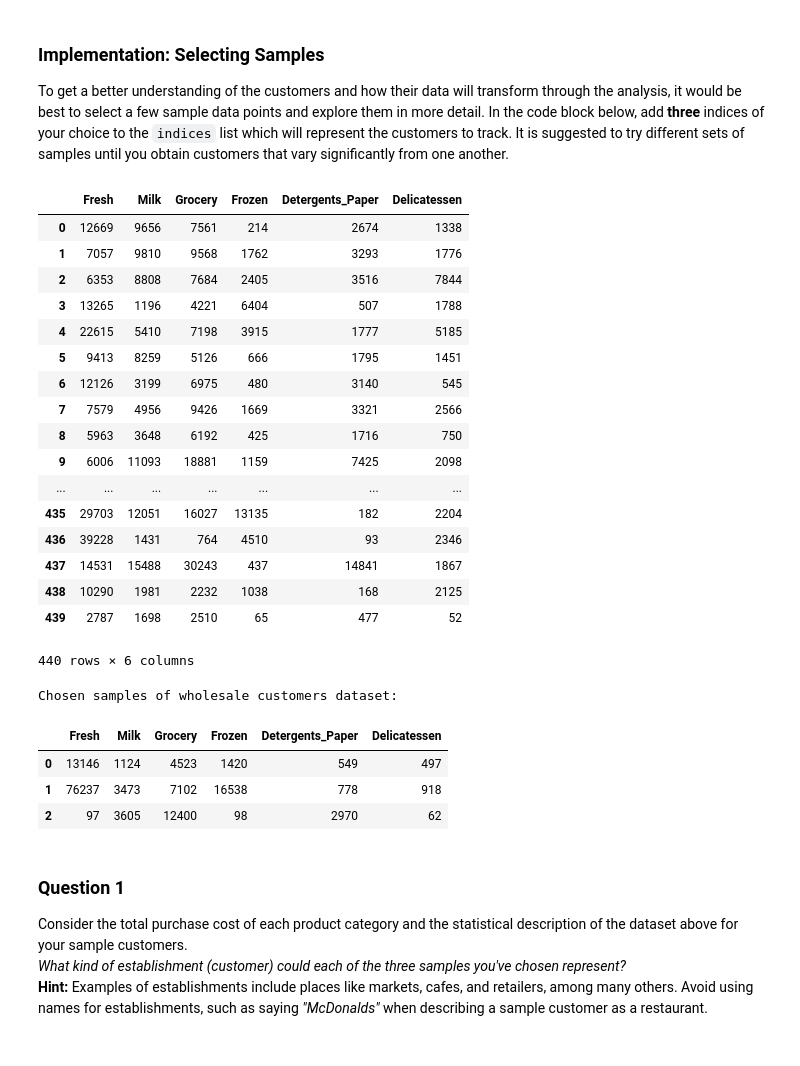
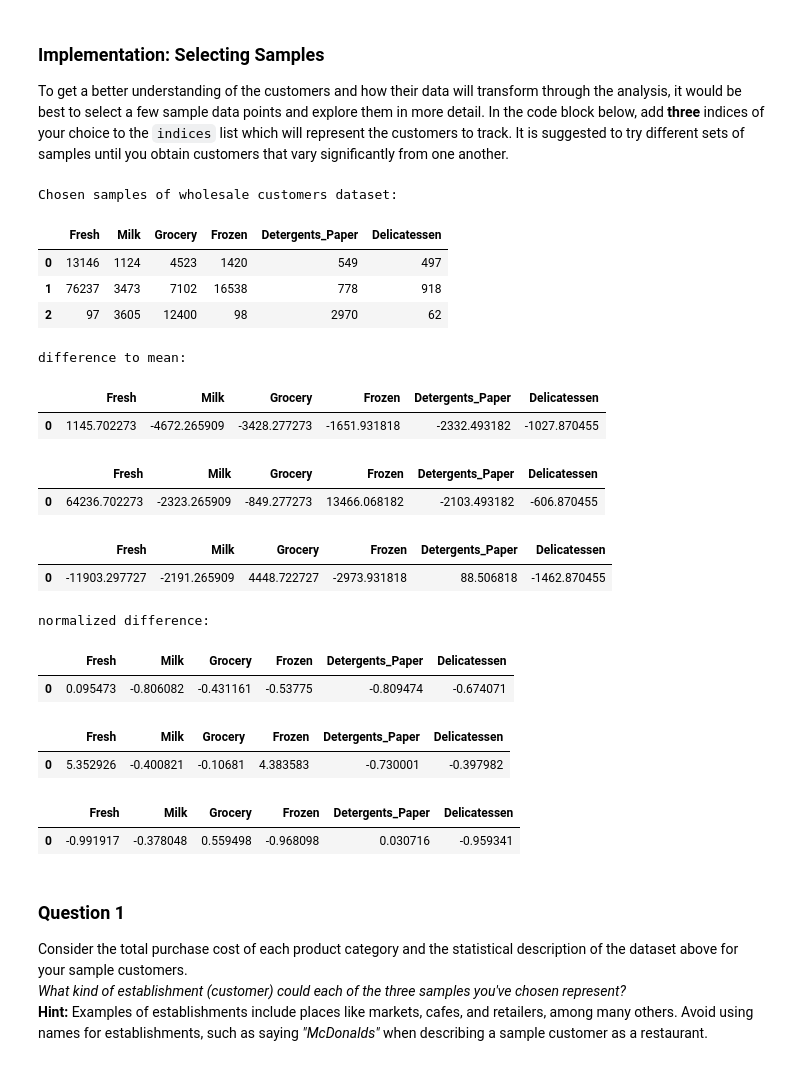
Before and after one commit to Sourge/udacity, a Jupyter notebook: customer_segments/customer_segments.ipynb, the cells around one changed output. Cells and saved outputs as stored; diff of their text form; code cells hidden in the pictures.

Commit message:
new reviewed version of customer segments

```diff
--- a/customer_segments/customer_segments.ipynb
+++ b/customer_segments/customer_segments.ipynb
@@ -61,39 +61,47 @@ To get a better understanding of the customers and how their data will transform
 # %%
 # Select three indices of your choice you wish to sample from the dataset
 indices = [11, 125, 412]
 
 #Inspect all data
 all_data = pd.DataFrame(data, columns = data.keys()).reset_index(drop = True)
-display(all_data)
+# display(all_data)
 
 # Create a DataFrame of the chosen samples
 samples = pd.DataFrame(data.loc[indices], columns = data.keys()).reset_index(drop = True)
 print "Chosen samples of wholesale customers dataset:"
 display(samples)
+
+print "difference to mean:"
+for index in indices:
+    sample = pd.DataFrame(data.loc[[index]], columns = data.keys()).reset_index(drop = True)
+    sub = sample.subtract(all_data.mean())
+    display(sub)
+
+print "normalized difference:"
+for index in indices:
+    sample = pd.DataFrame(data.loc[[index]], columns = data.keys()).reset_index(drop = True)
+    sub = sample.subtract(all_data.mean()).divide(all_data.mean())
+    display(sub)
 # %% [output]
+Chosen samples of wholesale customers dataset:
 |  | Fresh | Milk | Grocery | Frozen | Detergents_Paper | Delicatessen |
-| 0 | 12669 | 9656 | 7561 | 214 | 2674 | 1338 |
-| 1 | 7057 | 9810 | 9568 | 1762 | 3293 | 1776 |
-| 2 | 6353 | 8808 | 7684 | 2405 | 3516 | 7844 |
-| 3 | 13265 | 1196 | 4221 | 6404 | 507 | 1788 |
-| 4 | 22615 | 5410 | 7198 | 3915 | 1777 | 5185 |
-| 5 | 9413 | 8259 | 5126 | 666 | 1795 | 1451 |
-| 6 | 12126 | 3199 | 6975 | 480 | 3140 | 545 |
-| 7 | 7579 | 4956 | 9426 | 1669 | 3321 | 2566 |
-| 8 | 5963 | 3648 | 6192 | 425 | 1716 | 750 |
-| 9 | 6006 | 11093 | 18881 | 1159 | 7425 | 2098 |
-| ... | ... | ... | ... | ... | ... | ... |
-| 435 | 29703 | 12051 | 16027 | 13135 | 182 | 2204 |
-| 436 | 39228 | 1431 | 764 | 4510 | 93 | 2346 |
-| 437 | 14531 | 15488 | 30243 | 437 | 14841 | 1867 |
-| 438 | 10290 | 1981 | 2232 | 1038 | 168 | 2125 |
-| 439 | 2787 | 1698 | 2510 | 65 | 477 | 52 |
+| 0 | 13146 | 1124 | 4523 | 1420 | 549 | 497 |
+| 1 | 76237 | 3473 | 7102 | 16538 | 778 | 918 |
+| 2 | 97 | 3605 | 12400 | 98 | 2970 | 62 |
-440 rows × 6 columns
-Chosen samples of wholesale customers dataset:
+difference to mean:
 |  | Fresh | Milk | Grocery | Frozen | Detergents_Paper | Delicatessen |
-| 0 | 13146 | 1124 | 4523 | 1420 | 549 | 497 |
-| 1 | 76237 | 3473 | 7102 | 16538 | 778 | 918 |
-| 2 | 97 | 3605 | 12400 | 98 | 2970 | 62 |
+| 0 | 1145.702273 | -4672.265909 | -3428.277273 | -1651.931818 | -2332.493182 | -1027.870455 |
+|  | Fresh | Milk | Grocery | Frozen | Detergents_Paper | Delicatessen |
+| 0 | 64236.702273 | -2323.265909 | -849.277273 | 13466.068182 | -2103.493182 | -606.870455 |
+|  | Fresh | Milk | Grocery | Frozen | Detergents_Paper | Delicatessen |
+| 0 | -11903.297727 | -2191.265909 | 4448.722727 | -2973.931818 | 88.506818 | -1462.870455 |
+normalized difference:
+|  | Fresh | Milk | Grocery | Frozen | Detergents_Paper | Delicatessen |
+| 0 | 0.095473 | -0.806082 | -0.431161 | -0.53775 | -0.809474 | -0.674071 |
+|  | Fresh | Milk | Grocery | Frozen | Detergents_Paper | Delicatessen |
+| 0 | 5.352926 | -0.400821 | -0.10681 | 4.383583 | -0.730001 | -0.397982 |
+|  | Fresh | Milk | Grocery | Frozen | Detergents_Paper | Delicatessen |
+| 0 | -0.991917 | -0.378048 | 0.559498 | -0.968098 | 0.030716 | -0.959341 |
 # %% [markdown]
 ### Question 1
 Consider the total purchase cost of each product category and the statistical description of the dataset above for your sample customers.
```
Also changed, not shown: parts of 10 cells of this notebook, 1 other file.
